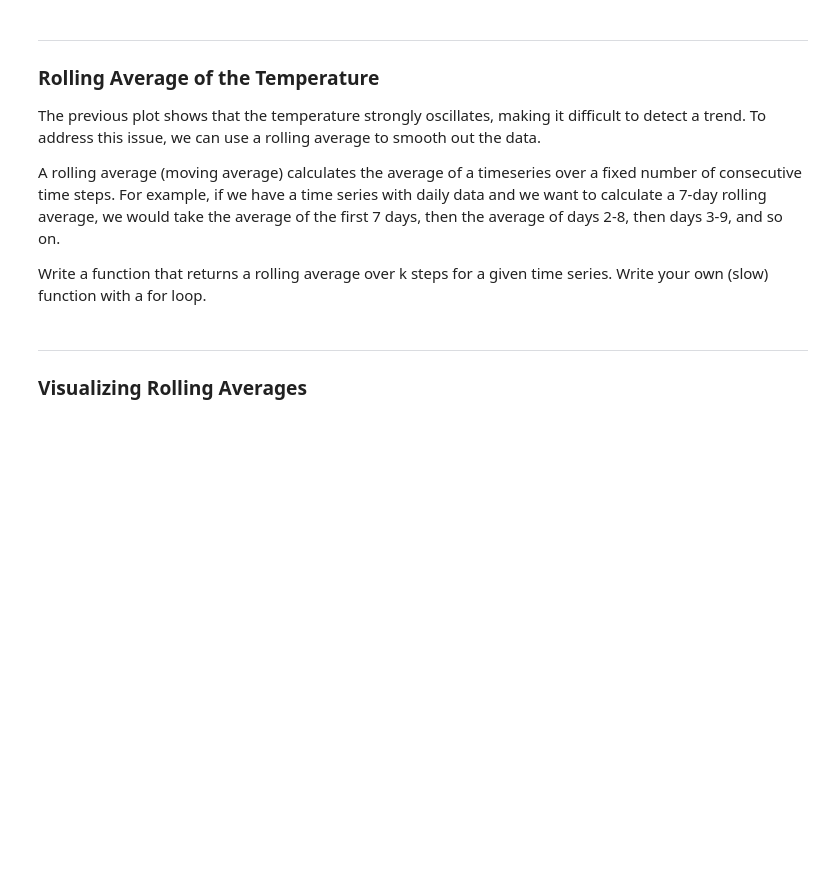
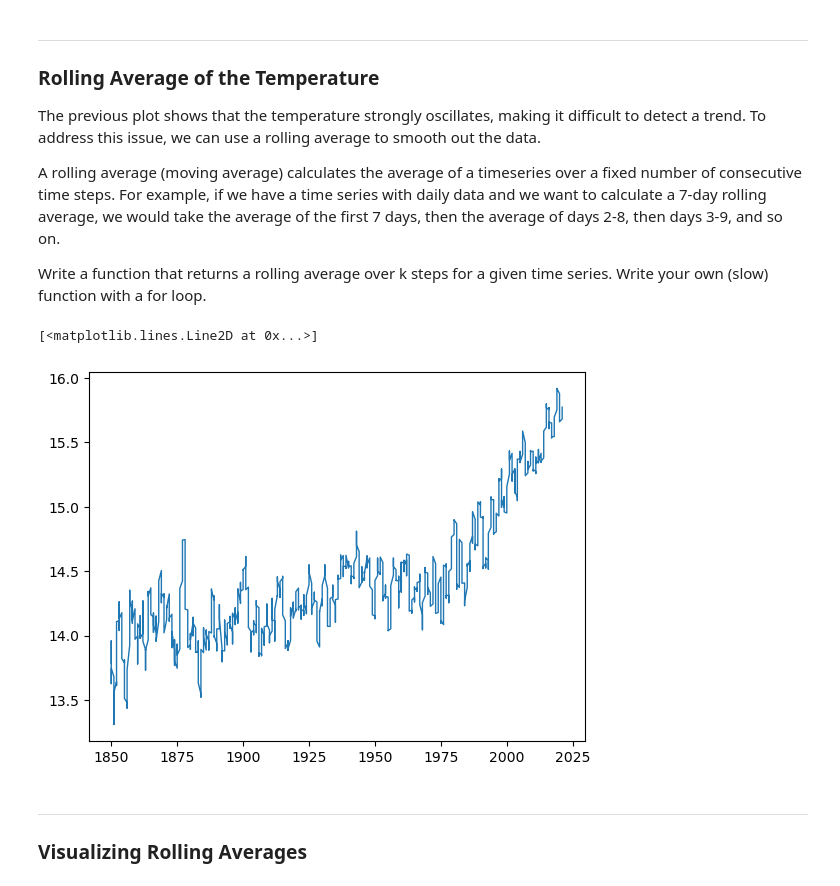
Before and after one commit to 42p4r4gu2/SecondSemester, a Jupyter notebook: PGKI/Assignments/ue10/04_climate.ipynb, the cells around one changed output. Drawn from its saved outputs; the diff is of its cells as text; code cells hidden in the pictures; blank space fills up the shorter version.

```diff
--- a/PGKI/Assignments/ue10/04_climate.ipynb
+++ b/PGKI/Assignments/ue10/04_climate.ipynb
@@ -55,3 +65,18 @@ Write a function that returns a rolling average over k steps for a given time se
+# %%
+# code
+
+def rolling_average(timeseries, data):
+    timeseries *= 12
+    smoothed = np.empty(shape=(data.shape[0]-timeseries, 2))
+    for i in range(smoothed.shape[0]):
+        smoothed[i] = (data[i,0], np.average(data[i:i+timeseries+1,3]))
+    return smoothed
+
+smoothed_temp = rolling_average(1, data)
+plt.plot(smoothed_temp[:,0], smoothed_temp[:,1], lw=1)
+# %% [output]
+[<matplotlib.lines.Line2D at 0x...>]
+[figure, added]
 # %% [markdown]
 ---
 ### Visualizing Rolling Averages
```
Also changed, not shown: parts of 6 cells of this notebook.
